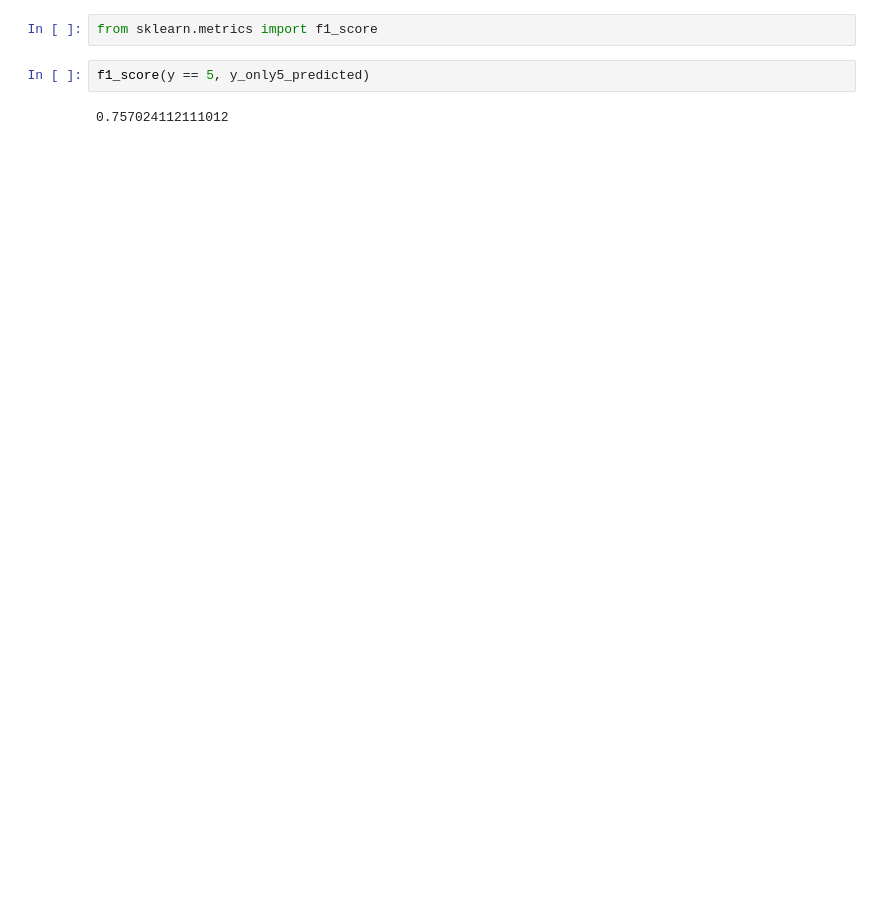
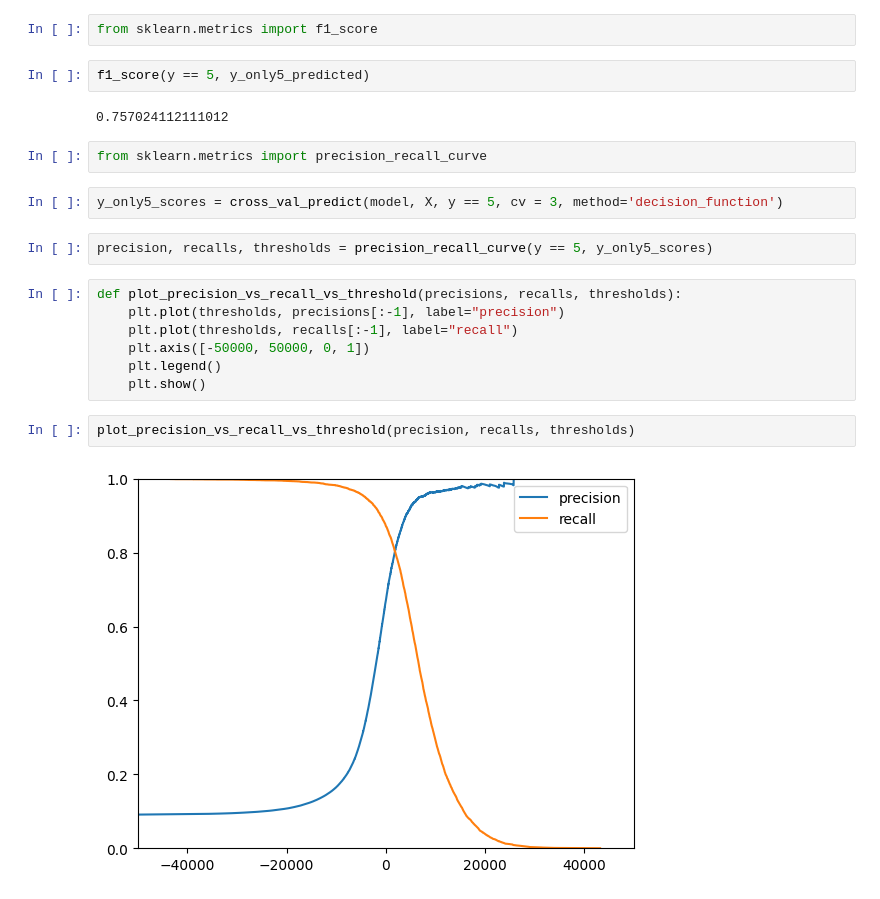
Before and after one commit to jorgeflorestn/MachineLearning_Notebooks, a Jupyter notebook: 02_Regresion_Logistica/13_Example2.ipynb, the cells around one changed output. Cells and saved outputs as stored; diff of their text form; blank space fills up the shorter version.

```diff
--- a/02_Regresion_Logistica/13_Example2.ipynb
+++ b/02_Regresion_Logistica/13_Example2.ipynb
@@ -203,3 +203,20 @@ from sklearn.metrics import f1_score
 f1_score(y == 5, y_only5_predicted)
 # %% [output]
 0.757024112111012
+# %%
+from sklearn.metrics import precision_recall_curve
+# %%
+y_only5_scores = cross_val_predict(model, X, y == 5, cv = 3, method='decision_function')
+# %%
+precision, recalls, thresholds = precision_recall_curve(y == 5, y_only5_scores)
+# %%
+def plot_precision_vs_recall_vs_threshold(precisions, recalls, thresholds):
+    plt.plot(thresholds, precisions[:-1], label="precision")
+    plt.plot(thresholds, recalls[:-1], label="recall")
+    plt.axis([-50000, 50000, 0, 1])
+    plt.legend()
+    plt.show()
+# %%
+plot_precision_vs_recall_vs_threshold(precision, recalls, thresholds)
+# %% [output]
+[figure, added]
```
Also changed, not shown: parts of 1 cell of this notebook.
